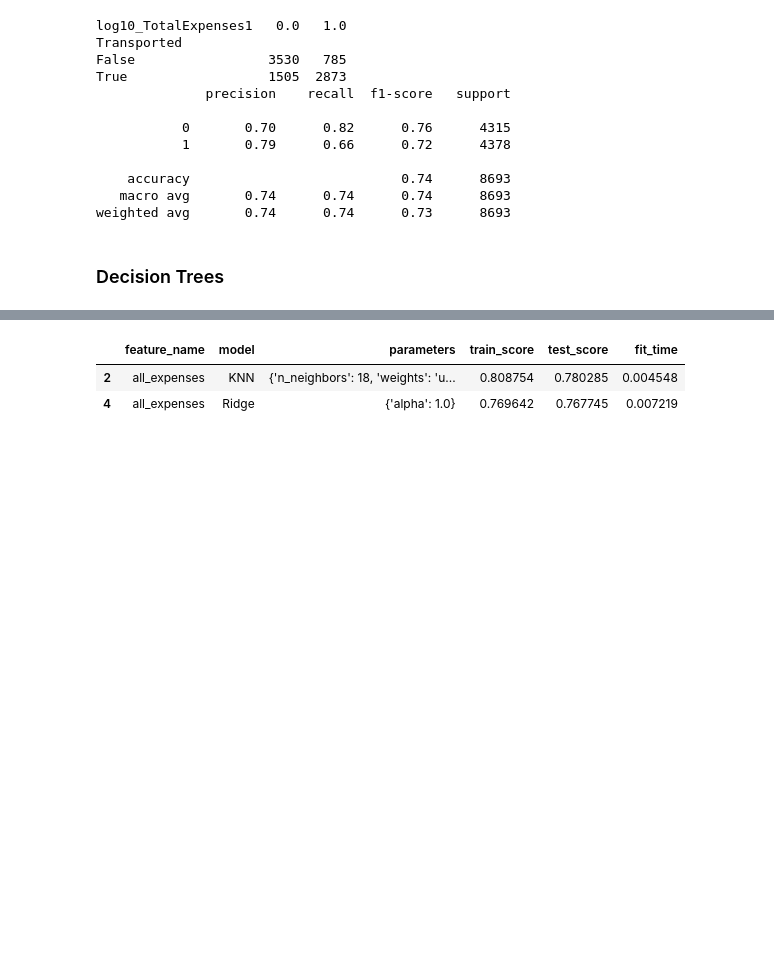
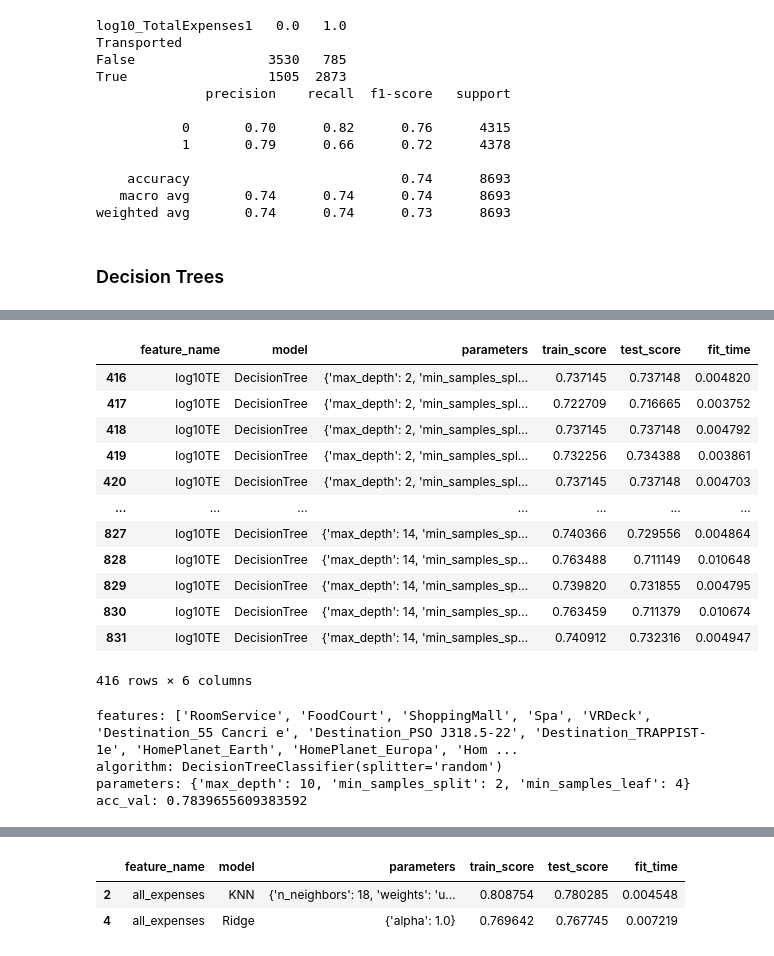
Before and after one commit to mapardo-lab/spaceshipTitanic, a Jupyter notebook: ModelTraining.ipynb, the cells around one changed output, grey strips where cells are left out. Cells and saved outputs as stored; diff of their text form; code cells hidden in the pictures; blank space fills up the shorter version.

```diff
--- a/ModelTraining.ipynb
+++ b/ModelTraining.ipynb
@@ -102,0 +125,24 @@ weighted avg       0.74      0.74      0.73      8693
+# %%
+# TODO Save this function
+def run_experiments(dataproc, experiments):
+# run experiments: features + algorithm + parameters
+    results = []
+    for dp, features in dataproc.items():
+        X_train_sel = X_train[features]
+        for index, model in enumerate(experiments['model']):
+            params = experiments['parameters'][index]
+            algorithm = experiments['algorithms'][index]
+            grid = GridSearchCV(algorithm, param_grid = params, cv = 5,
+                                scoring= 'accuracy', return_train_score = True)
+            grid.fit(X_train_sel, y_train)
+
+            lst = list(grid.get_params()['param_grid'].values())
+            for params, test_score, train_score, fit_time in zip(itertools.product(*lst),
+                                                   grid.cv_results_['mean_test_score'],
+                                                   grid.cv_results_['mean_train_score'],
+                                                   grid.cv_results_['mean_fit_time']):
+                params_dict = {param: value for param, value in zip(grid.get_params()['param_grid'].keys(), params)}
+                result = {'feature_name': dp,'features': features, 'model': model, 'parameters': params_dict,
+                          'train_score': train_score, 'test_score': test_score, 'fit_time': fit_time}
+                results.append(result)
+    return(results)
@@ -102,0 +193,10 @@ weighted avg       0.74      0.74      0.73      8693
+# %%
+dataproc = {'expenses': expenses, 'log10Expenses': log10Expenses, 'log10Expenses1': log10Expenses1}
+
+experiments = {
+    'model': ['DecisionTree'],
+    'algorithms': [DecisionTreeClassifier(criterion='gini')],
+    'parameters': [{'max_depth': np.arange(3,10), 'min_samples_split': np.arange(2,8),
+                     'min_samples_leaf': np.arange(2, 8), 'splitter': ['best', 'random']}]
+}
+results = run_experiments(dataproc, experiments)
@@ -110,3 +228,29 @@ weighted avg       0.74      0.74      0.73      8693
 # TODO Boosted Tree sklearn
 # TODO XGBoost
 # TODO HistGradienteBoostingClassifier
+# %%
+df_results = pd.DataFrame(results).drop(['features'],axis=1)
+df_results[df_results['feature_name'] == 'log10TE']
+# %% [output]
+|  | feature_name | model | parameters | train_score | test_score | fit_time |
+| 416 | log10TE | DecisionTree | {'max_depth': 2, 'min_samples_spl... | 0.737145 | 0.737148 | 0.004820 |
+| 417 | log10TE | DecisionTree | {'max_depth': 2, 'min_samples_spl... | 0.722709 | 0.716665 | 0.003752 |
+| 418 | log10TE | DecisionTree | {'max_depth': 2, 'min_samples_spl... | 0.737145 | 0.737148 | 0.004792 |
+| 419 | log10TE | DecisionTree | {'max_depth': 2, 'min_samples_spl... | 0.732256 | 0.734388 | 0.003861 |
+| 420 | log10TE | DecisionTree | {'max_depth': 2, 'min_samples_spl... | 0.737145 | 0.737148 | 0.004703 |
+| ... | ... | ... | ... | ... | ... | ... |
+| 827 | log10TE | DecisionTree | {'max_depth': 14, 'min_samples_sp... | 0.740366 | 0.729556 | 0.004864 |
+| 828 | log10TE | DecisionTree | {'max_depth': 14, 'min_samples_sp... | 0.763488 | 0.711149 | 0.010648 |
+| 829 | log10TE | DecisionTree | {'max_depth': 14, 'min_samples_sp... | 0.739820 | 0.731855 | 0.004795 |
+| 830 | log10TE | DecisionTree | {'max_depth': 14, 'min_samples_sp... | 0.763459 | 0.711379 | 0.010674 |
+| 831 | log10TE | DecisionTree | {'max_depth': 14, 'min_samples_sp... | 0.740912 | 0.732316 | 0.004947 |
+416 rows × 6 columns
+# %%
+best_model = pd.DataFrame(results).sort_values('acc_val', ascending=False).iloc[0,:].to_dict()
+for key, value in best_model.items():
+    print(f'{key}: {value}')
+# %% [output]
+features: ['RoomService', 'FoodCourt', 'ShoppingMall', 'Spa', 'VRDeck', 'Destination_55 Cancri e', 'Destination_PSO J318.5-22', 'Destination_TRAPPIST-1e', 'HomePlanet_Earth', 'HomePlanet_Europa', 'Hom ...
+algorithm: DecisionTreeClassifier(splitter='random')
+parameters: {'max_depth': 10, 'min_samples_split': 2, 'min_samples_leaf': 4}
+acc_val: 0.7839655609383592
```
Also changed, not shown: parts of 8 cells of this notebook, 1 other file.
